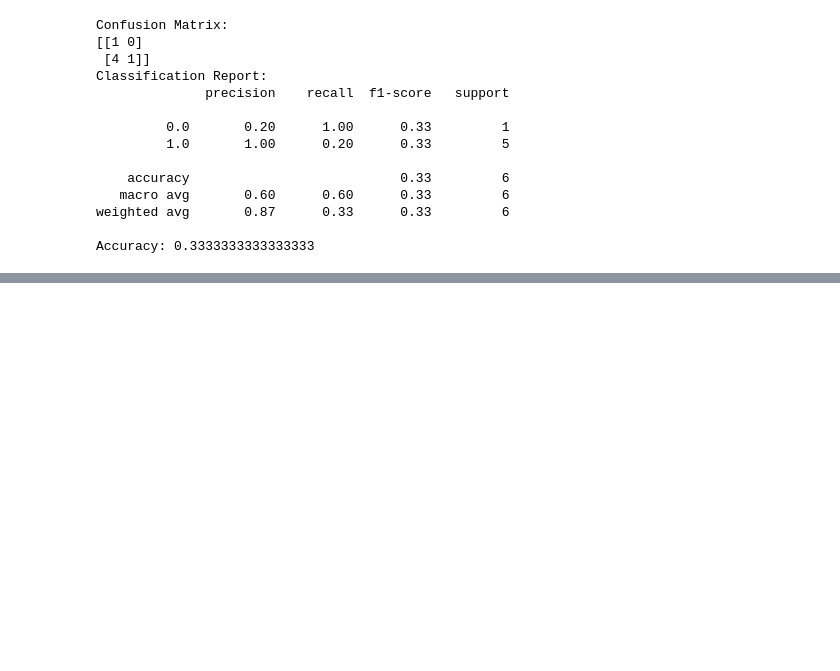
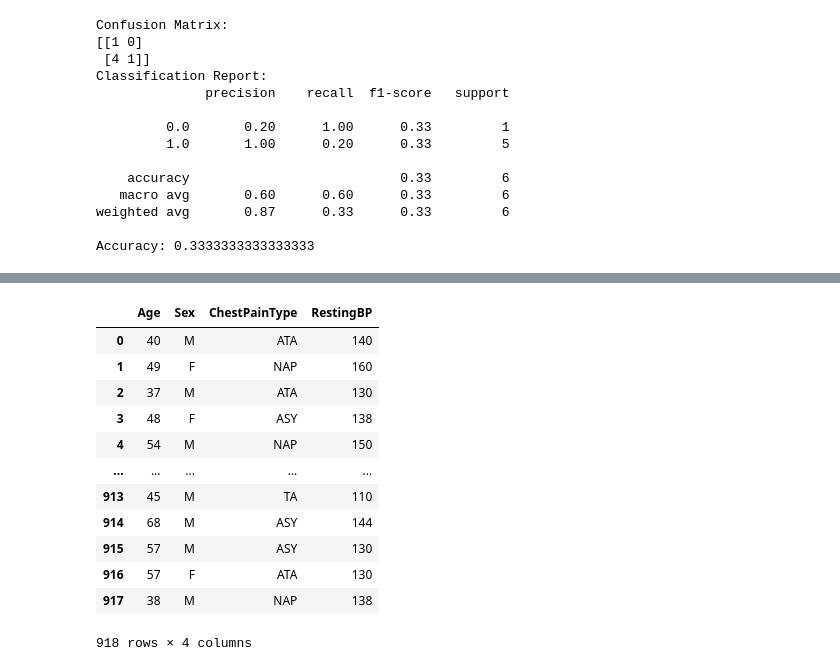
Before and after one commit to kashar902/AI-LABs, a Jupyter notebook: Lab7_Preprocessing&Accuracy.ipynb, the cells around one changed output, grey strips where cells are left out. Cells and saved outputs as stored; diff of their text form; code cells hidden in the pictures; blank space fills up the shorter version.

```diff
--- a/Lab7_Preprocessing&Accuracy.ipynb
+++ b/Lab7_Preprocessing&Accuracy.ipynb
@@ -331,0 +354,16 @@ Accuracy: 0.3333333333333333
+# %%
+x
+# %% [output]
+|  | Age | Sex | ChestPainType | RestingBP |
+| 0 | 40 | M | ATA | 140 |
+| 1 | 49 | F | NAP | 160 |
+| 2 | 37 | M | ATA | 130 |
+| 3 | 48 | F | ASY | 138 |
+| 4 | 54 | M | NAP | 150 |
+| ... | ... | ... | ... | ... |
+| 913 | 45 | M | TA | 110 |
+| 914 | 68 | M | ASY | 144 |
+| 915 | 57 | M | ASY | 130 |
+| 916 | 57 | F | ATA | 130 |
+| 917 | 38 | M | NAP | 138 |
+918 rows × 4 columns
```
Also changed, not shown: parts of 10 cells of this notebook.
